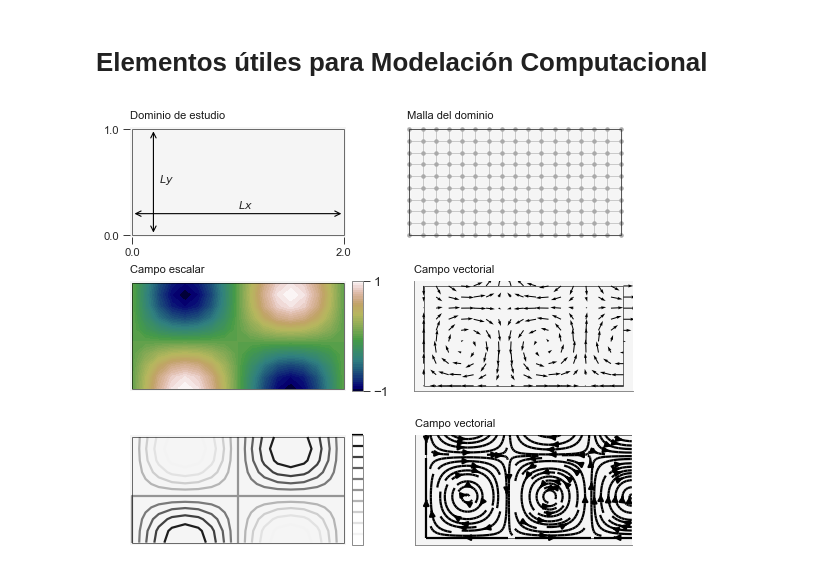
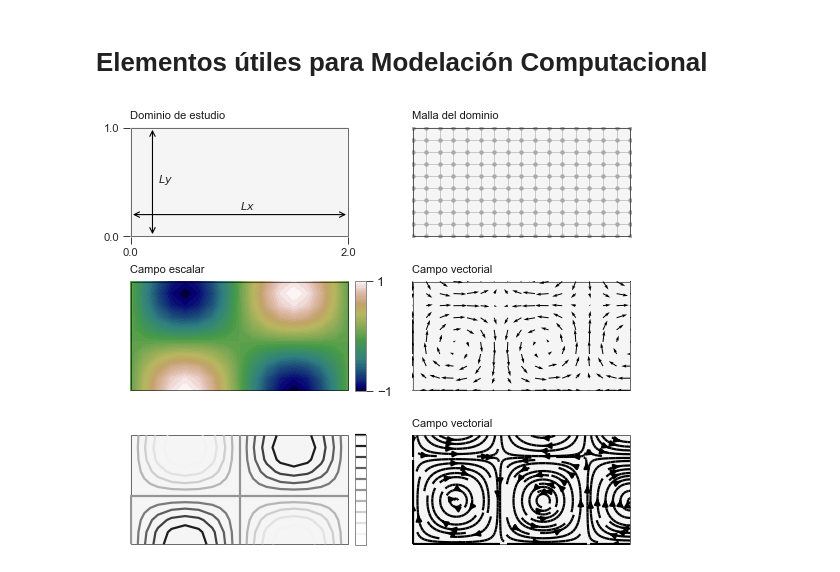
Before and after one commit to luiggix/macti_lib, a Jupyter notebook: macti/test_visual.ipynb, the cells around one changed output. Saved outputs shown, nothing was run; the diff lists cells and outputs as text; code cells hidden in the pictures.

Commit message:
visual

```diff
--- a/macti/test_visual.ipynb
+++ b/macti/test_visual.ipynb
@@ -140,35 +140,39 @@ v.set_canvas(1, Lx, Ly)
 v.draw_domain(1, xg, yg)
 v.axes(1).set_title('Dominio de estudio', fontsize=10)
 
 v.set_canvas(2, Lx, Ly)
 v.plot_mesh2D(2, xg, yg, nodeson = True)
 v.plot_frame(2, xg, yg, ticks=False)
 v.axes(2).set_title('Malla del dominio', fontsize=10)
 
 cax = v.set_canvas(3, Lx, Ly)
 c = v.contourf(3, xg, yg, T, {'levels':50, 'cmap':'gist_earth'})
 v.fig.colorbar(c, cax=cax, ticks = [T.min(), T.max()], shrink=0.5, orientation='vertical')
 v.plot_frame(3, xg, yg, ticks=False)
 v.axes(3).set_title('Campo escalar', fontsize=10)
 
+v.set_canvas(4, Lx, Ly)
 v.quiver(4, xg, yg, U, V, dict())
 v.plot_frame(4, xg, yg, ticks=False)
 v.axes(4).set_title('Campo vectorial', fontsize=10)
 
 cax = v.set_canvas(5, Lx, Ly)
+
+v.plot_frame(5, xg, yg, ticks=False)
+
 c = v.contour(5, xg, yg, T, {'levels':10, 'cmap':'Greys'})
 v.fig.colorbar(c, cax=cax, ticks = [], shrink=0.5, orientation='vertical')
-v.plot_frame(5, xg, yg, ticks=False)
 v.axes(3).set_title('Campo escalar', fontsize=10)
 
+v.set_canvas(6, Lx, Ly)
 v.streamplot(6, xg, yg, U, V)
 v.plot_frame(6, xg, yg, ticks=False)
 v.axes(6).set_title('Campo vectorial', fontsize=10)
 
 v.fig.tight_layout(h_pad=0.5, w_pad=2.0)
 v.show()
 # %% [output]
-[figure, old version]
+[figure, new version]
 # %%
 import numpy as np
 import matplotlib.pyplot as plt
```
Also changed, not shown: parts of 2 cells of this notebook, 1 other file.
